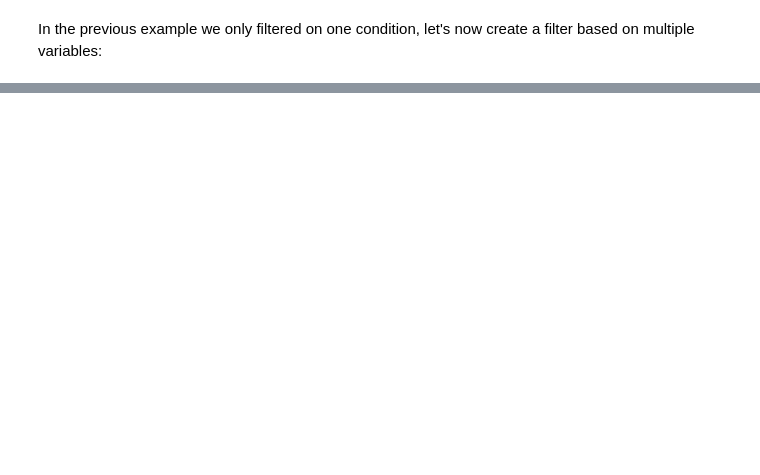
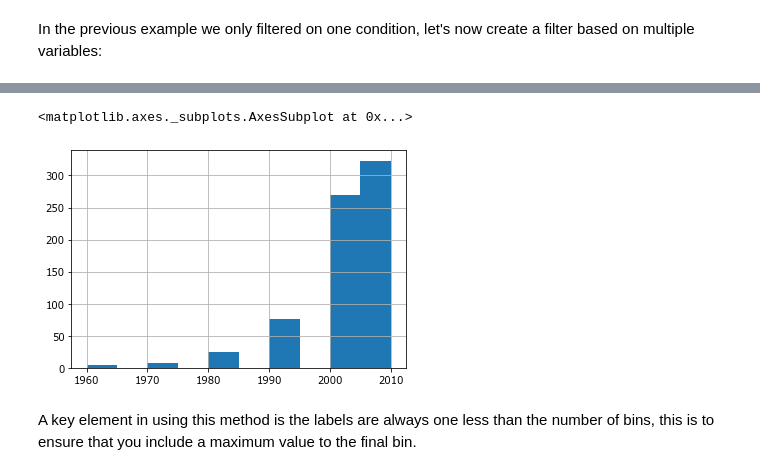
Before and after one commit to Poissonza/Python-Tutorial-Notes, a Jupyter notebook: 1. Panda's_Basics.ipynb, the cells around one changed output, grey strips where cells are left out. Drawn from its saved outputs; the diff is of its cells as text; code cells hidden in the pictures; blank space fills up the shorter version.

```diff
--- a/1. Panda's_Basics.ipynb
+++ b/1. Panda's_Basics.ipynb
@@ -865,0 +885,10 @@ filter_review.head()
+# %%
+%matplotlib inline
+Movies_decades = pd.cut(data_in['Year'],bins=[1960,1970,1980,1990,2000,2010,2020,2030],right=False,labels=[1960,1970,1980,1990,2000,2010,2020])
+
+Movies_decades.hist()
+# %% [output]
+<matplotlib.axes._subplots.AxesSubplot at 0x...>
+[figure, added]
+# %% [markdown]
+A key element in using this method is the labels are always one less than the number of bins, this is to ensure that you include a maximum value to the final bin.
```
Also changed, not shown: parts of 50 cells of this notebook.
